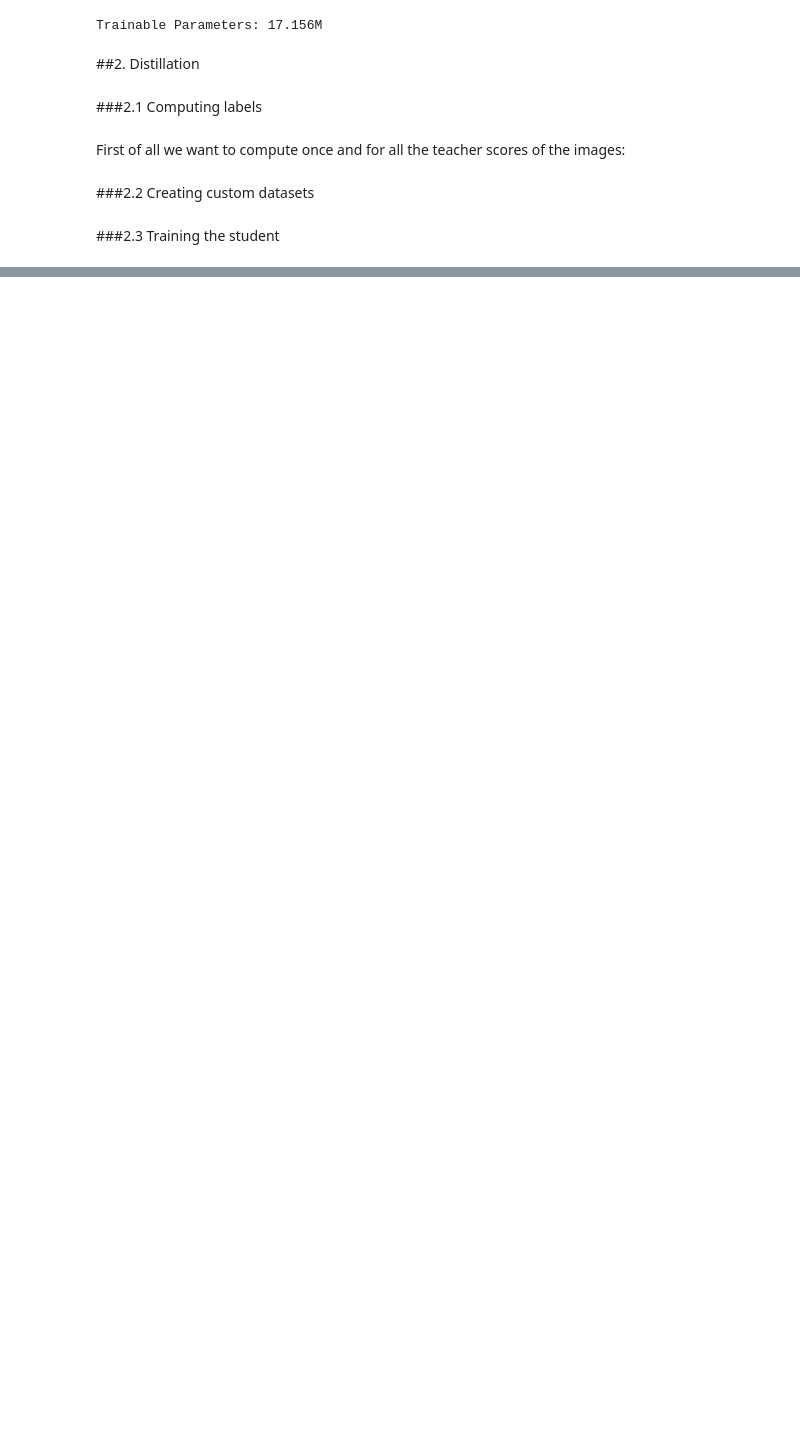
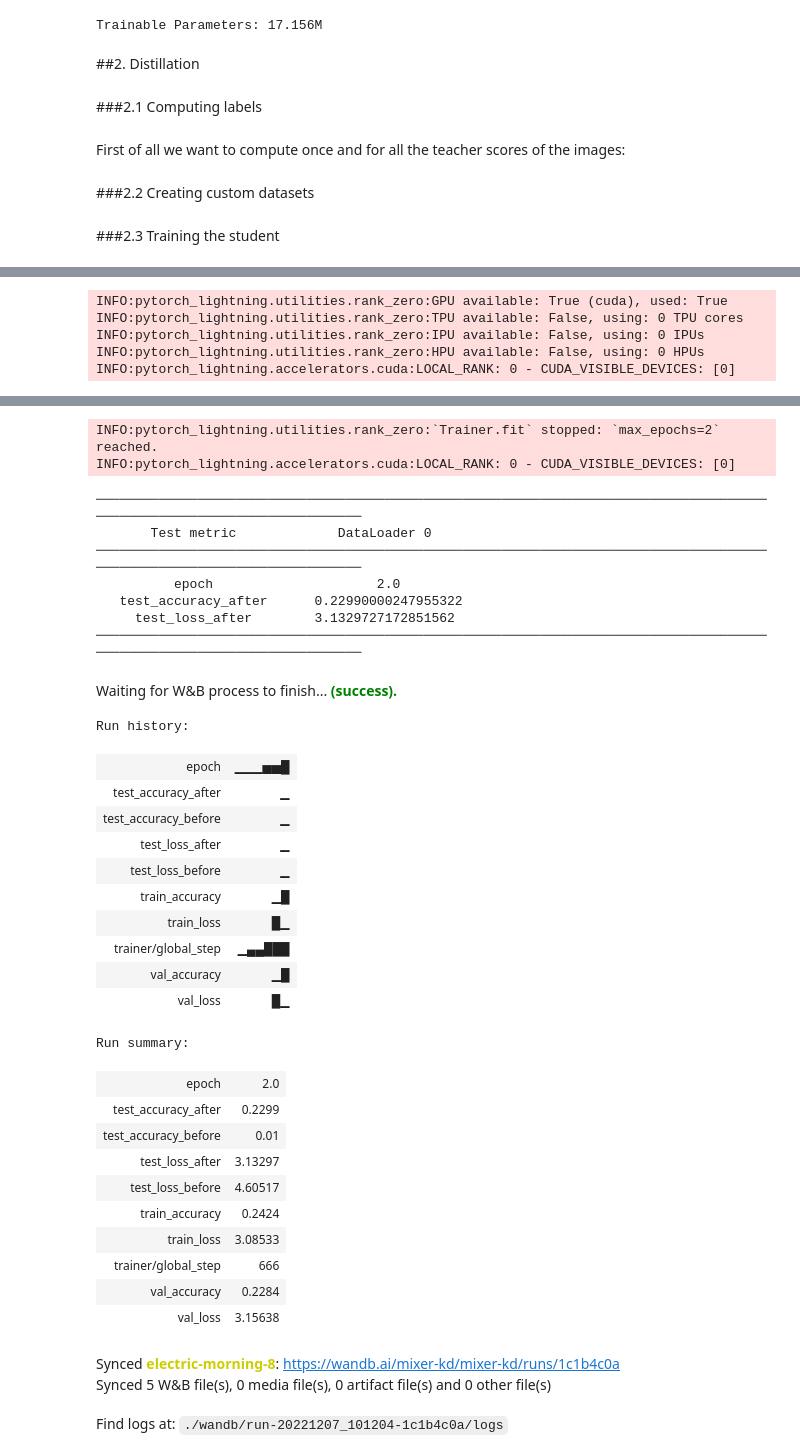
Before and after one commit to MatteoGioia/ViT2MLPMixerKD, a Jupyter notebook: ViT2MLPKD.ipynb, the cells around one changed output, grey strips where cells are left out. Cells and saved outputs as stored; diff of their text form; code cells hidden in the pictures; blank space fills up the shorter version.

```diff
--- a/ViT2MLPKD.ipynb
+++ b/ViT2MLPKD.ipynb
@@ -491,7 +495,9 @@ dataset = DistillDataset(cifar100_train,
                          "teacher_labels/cifar100.pt")
 train_len = int((1-val_perc) * len(dataset))
 val_len = len(dataset) - train_len
-train_dataset, val_dataset = torch.utils.data.random_split(dataset, lengths = [train_len, val_len])
+train_dataset, val_dataset = torch.utils.data.random_split(dataset,
+                                                           lengths = [train_len, val_len],
+                                                           generator=torch.Generator("cpu").manual_seed(seed))
 # %%
 #@title Pytorch Lightning datamodule definition
 class DistillDataModule(pl.LightningDataModule):
@@ -554,8 +561,18 @@ Syncing run resilient-energy-3 to Weights & Biases (docs)
 # %%
-trainer = pl.Trainer(max_epochs=1,
-                     #accelerator="cuda",
+#@title Train the student
+epochs : int = 2 #@param{type:"integer"}
+trainer = pl.Trainer(max_epochs=epochs,
+                     accelerator=device,
                      logger=logger
                      )
-
-trainer.fit(datamodule=datamodule,model = student)
-trainer.test(datamodule=datamodule,model = student)
+wandb.watch(student) #TODO don't know how to see this
+trainer.test(datamodule=datamodule,model = student) #test before training
+trainer.fit(datamodule=datamodule,model = student) #trainng
+trainer.test(datamodule=datamodule,model = student) #test after training
+wandb.finish()
+# %% [output]
+INFO:pytorch_lightning.utilities.rank_zero:GPU available: True (cuda), used: True
+INFO:pytorch_lightning.utilities.rank_zero:TPU available: False, using: 0 TPU cores
+INFO:pytorch_lightning.utilities.rank_zero:IPU available: False, using: 0 IPUs
+INFO:pytorch_lightning.utilities.rank_zero:HPU available: False, using: 0 HPUs
+INFO:pytorch_lightning.accelerators.cuda:LOCAL_RANK: 0 - CUDA_VISIBLE_DEVICES: [0]
@@ -562 +597,36 @@ trainer.test(datamodule=datamodule,model = student)
+INFO:pytorch_lightning.utilities.rank_zero:`Trainer.fit` stopped: `max_epochs=2` reached.
+INFO:pytorch_lightning.accelerators.cuda:LOCAL_RANK: 0 - CUDA_VISIBLE_DEVICES: [0]
+────────────────────────────────────────────────────────────────────────────────────────────────────────────────────────
+       Test metric             DataLoader 0
+────────────────────────────────────────────────────────────────────────────────────────────────────────────────────────
+          epoch                     2.0
+   test_accuracy_after      0.22990000247955322
+     test_loss_after        3.1329727172851562
+────────────────────────────────────────────────────────────────────────────────────────────────────────────────────────
+Waiting for W&B process to finish... (success).
+Run history:
+| epoch | ▁▁▁▅▅█ |
+| test_accuracy_after | ▁ |
+| test_accuracy_before | ▁ |
+| test_loss_after | ▁ |
+| test_loss_before | ▁ |
+| train_accuracy | ▁█ |
+| train_loss | █▁ |
+| trainer/global_step | ▁▄▄███ |
+| val_accuracy | ▁█ |
+| val_loss | █▁ |
+Run summary:
+| epoch | 2.0 |
+| test_accuracy_after | 0.2299 |
+| test_accuracy_before | 0.01 |
+| test_loss_after | 3.13297 |
+| test_loss_before | 4.60517 |
+| train_accuracy | 0.2424 |
+| train_loss | 3.08533 |
+| trainer/global_step | 666 |
+| val_accuracy | 0.2284 |
+| val_loss | 3.15638 |
+Synced electric-morning-8: https://wandb.ai/mixer-kd/mixer-kd/runs/1c1b4c0a
+Synced 5 W&B file(s), 0 media file(s), 0 artifact file(s) and 0 other file(s)
+Find logs at: ./wandb/run-20221207_101204-1c1b4c0a/logs
 # %%
```
Also changed, not shown: parts of 6 cells of this notebook.
